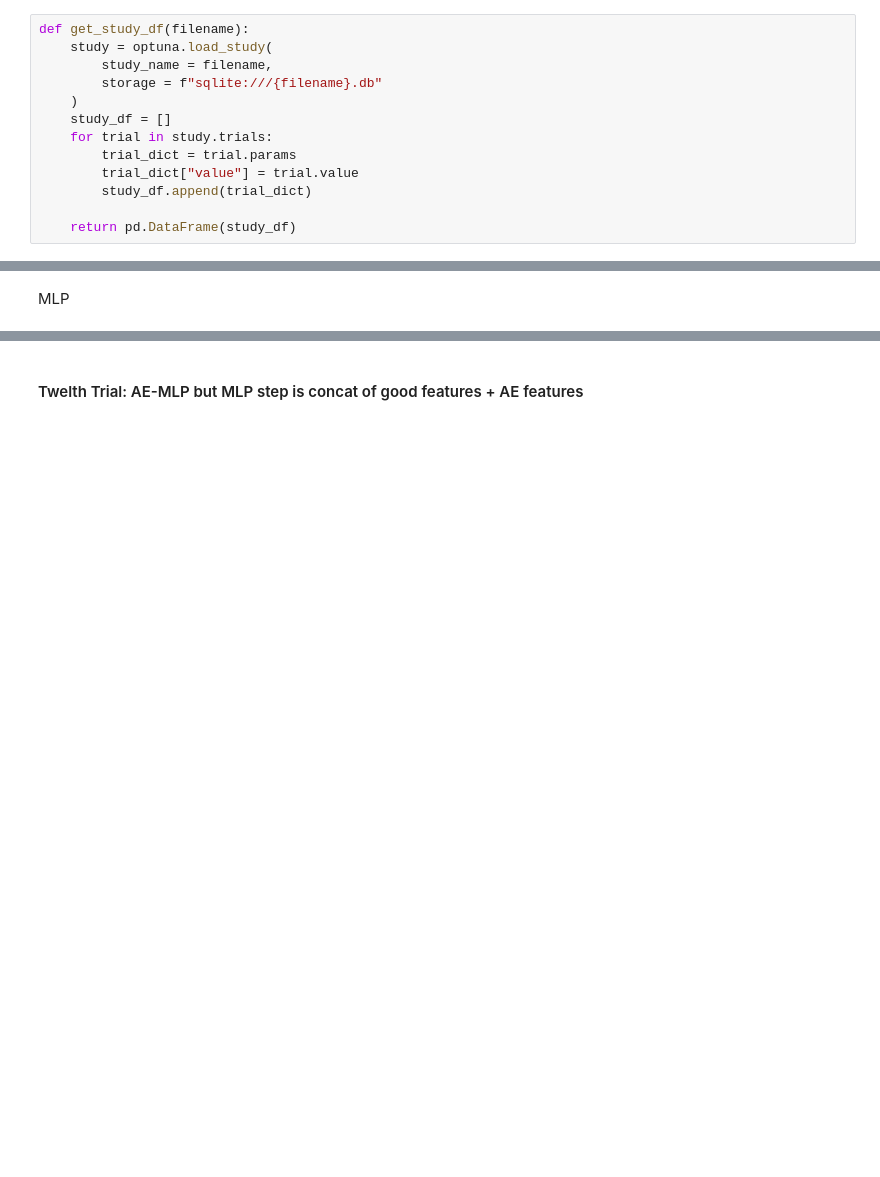
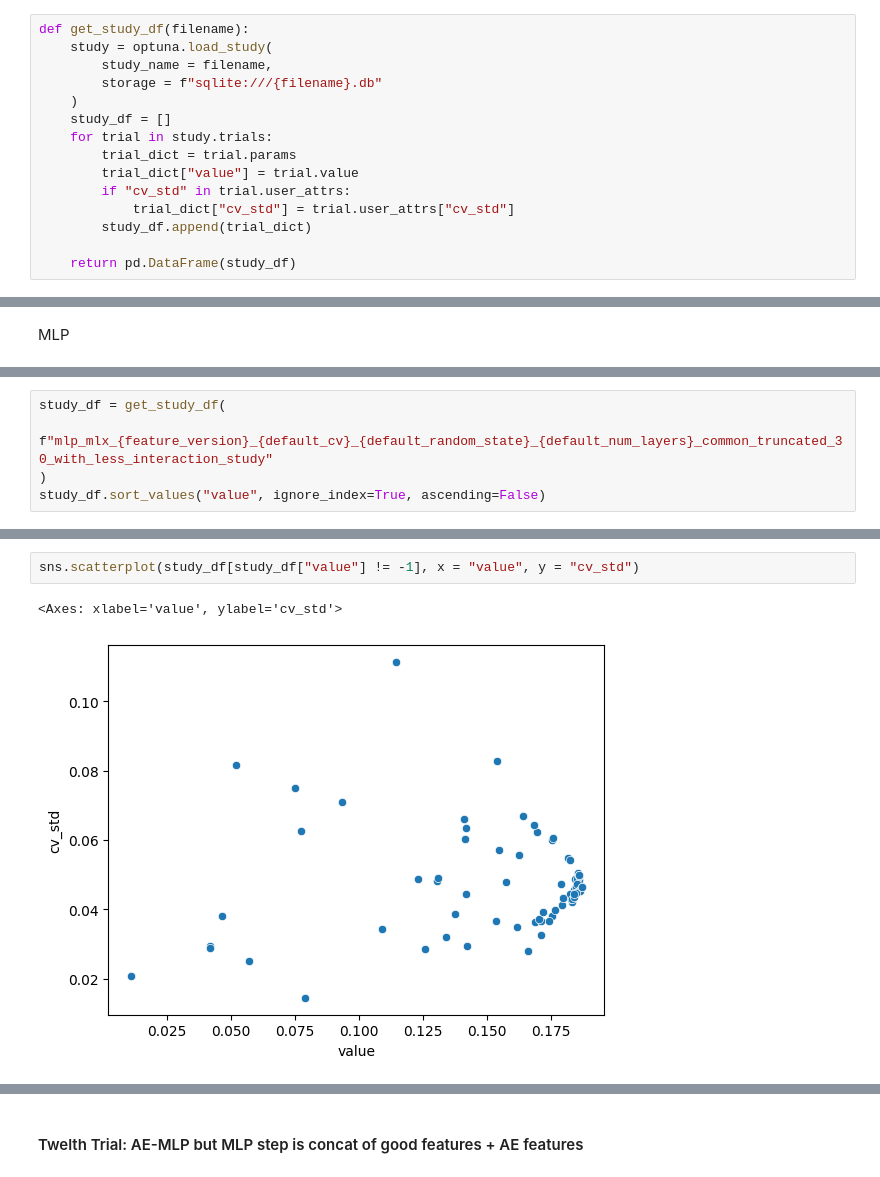
Before and after one commit to justpqa/drw-crypto-market-prediction, a Jupyter notebook: model_training.ipynb, the cells around one changed output, grey strips where cells are left out. Cells and saved outputs as stored; diff of their text form; blank space fills up the shorter version.

```diff
--- a/model_training.ipynb
+++ b/model_training.ipynb
@@ -409,6 +353,8 @@ def get_study_df(filename):
     for trial in study.trials:
         trial_dict = trial.params
         trial_dict["value"] = trial.value
+        if "cv_std" in trial.user_attrs:
+            trial_dict["cv_std"] = trial.user_attrs["cv_std"]
         study_df.append(trial_dict)
 
     return pd.DataFrame(study_df)
@@ -1920 +1968,6 @@ Conduct hyperparam opt for MLP
 ... (114 outputs left out)
+# %%
+study_df = get_study_df(
+    f"mlp_mlx_{feature_version}_{default_cv}_{default_random_state}_{default_num_layers}_common_truncated_30_with_less_interaction_study"
+)
+study_df.sort_values("value", ignore_index=True, ascending=False)
@@ -1920,0 +2019,5 @@ Conduct hyperparam opt for MLP
+# %%
+sns.scatterplot(study_df[study_df["value"] != -1], x = "value", y = "cv_std")
+# %% [output]
+<Axes: xlabel='value', ylabel='cv_std'>
+[figure, added]
```
Also changed, not shown: parts of 20 cells of this notebook, 6 other files.
